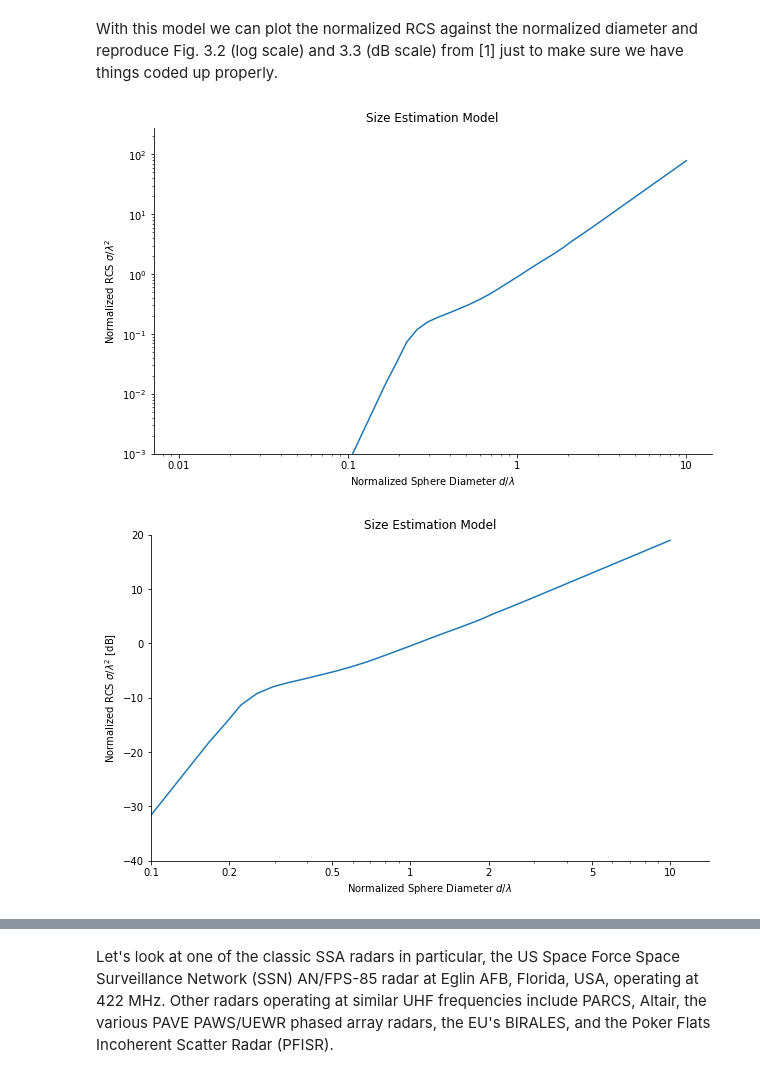
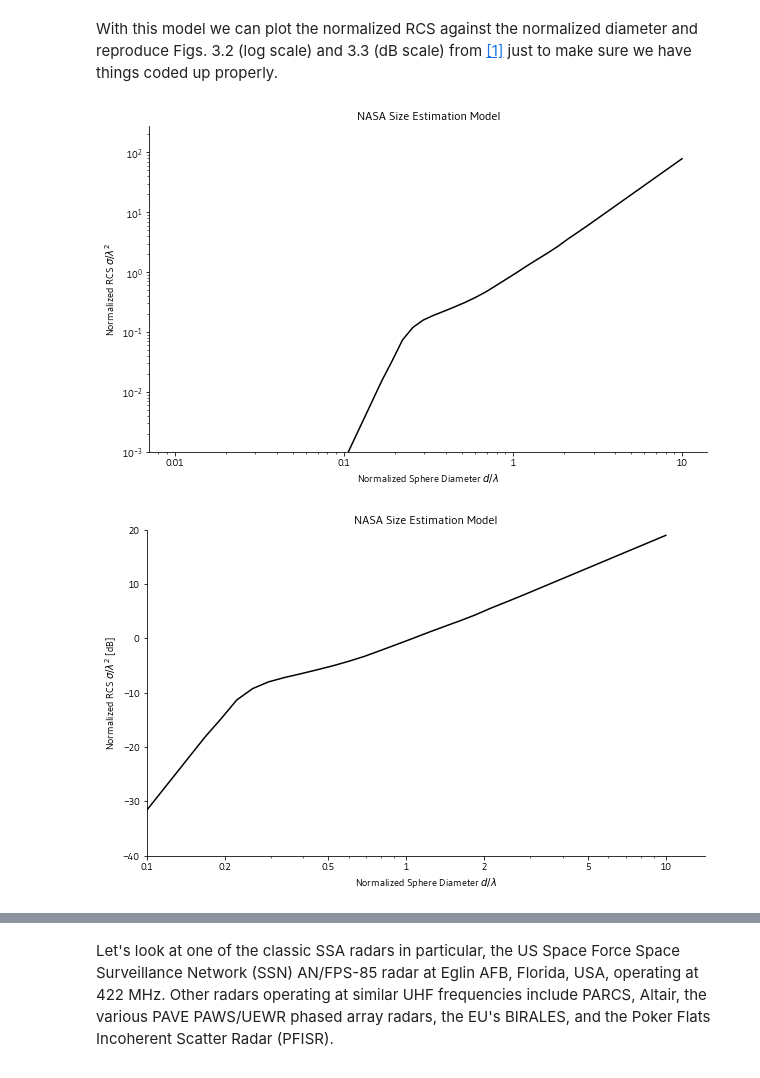
Before and after one commit to Exa-Research/radar-rcs, a Jupyter notebook: RCS Model.ipynb, the cells around one changed output, grey strips where cells are left out. Cells and saved outputs as stored; diff of their text form; code cells hidden in the pictures.

```diff
--- a/RCS Model.ipynb
+++ b/RCS Model.ipynb
@@ -51,9 +51,8 @@ import radar
 
 plt.rcParams.update({'font.family':'Gudea'})
 # %% [markdown]
-With this model we can plot the normalized RCS against the normalized diameter and reproduce Fig. 3.2 (log scale) and 3.3 (dB scale) from [1] just to make sure we have things coded up properly.
+With this model we can plot the normalized RCS against the normalized diameter and reproduce Figs. 3.2 (log scale) and 3.3 (dB scale) from [[1]](#ref_1) just to make sure we have things coded up properly.
 # %%
-#@hidden_cell
 # Generate the data
 
 x = np.logspace(-2, 1)
@@ -61,39 +60,39 @@ z = radar.norm_diameter_to_norm_rcs(x)
 z_db = 10*np.log10(z)
 
 # Reproduce Fig. 3.2
 
 formatter = FuncFormatter(lambda y, _: '{:.16g}'.format(y))
 
 fig, ax = plt.subplots(figsize=(10,6))
-ax.plot(x, z)
+ax.plot(x, z, color='black')
 ax.set_xscale('log')
 ax.set_yscale('log')
 ax.set_ylim(ymin=1e-3)
 ax.set_xlabel('Normalized Sphere Diameter $d/\lambda$')
 ax.set_ylabel('Normalized RCS $\sigma/\lambda^2$')
-ax.set_title('Size Estimation Model')
+ax.set_title('NASA Size Estimation Model')
 ax.xaxis.set_major_formatter(formatter)
 for s in ['top', 'right']:
     ax.spines[s].set_visible(False)
 
 # Reproduce Fig. 3.3
 
 locator = LogLocator(base=10, subs=(0.2, 0.5, 1))
 fig, ax = plt.subplots(figsize=(10,6))
-ax.plot(x, z_db)
+ax.plot(x, z_db, color='black')
 ax.set_xscale('log')
 ax.set_xlim(xmin=0.1)
 ax.set_ylim(ymin=-40, ymax=20)
 ax.set_xlabel('Normalized Sphere Diameter $d/\lambda$')
 ax.set_ylabel('Normalized RCS $\sigma/\lambda^2$ [dB]')
-ax.set_title('Size Estimation Model')
+ax.set_title('NASA Size Estimation Model')
 ax.xaxis.set_major_formatter(formatter);
 ax.xaxis.set_major_locator(locator)
 for s in ['top', 'right']:
     ax.spines[s].set_visible(False)
 # %% [output]
-[figure, old version]
+[figure, new version]
-[figure, old version]
+[figure, new version]
 # %% [markdown]
 ## Examining Some SSA Radars
 
```
Also changed, not shown: parts of 16 cells of this notebook.
